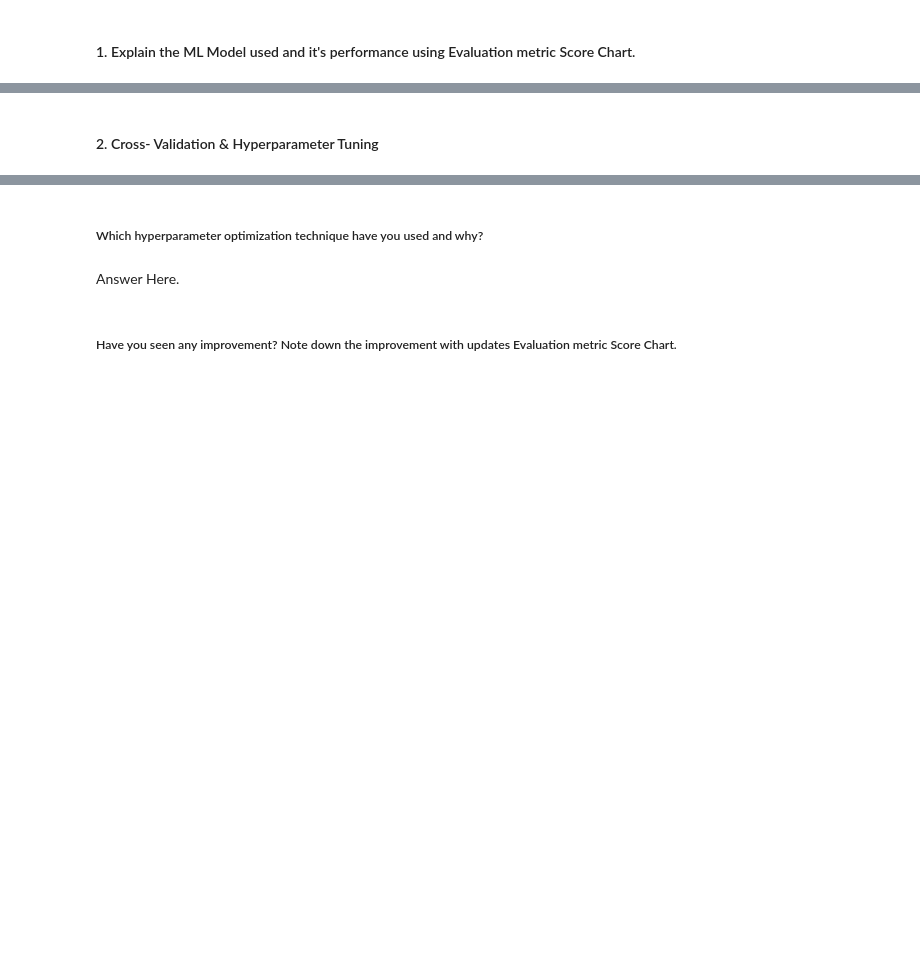
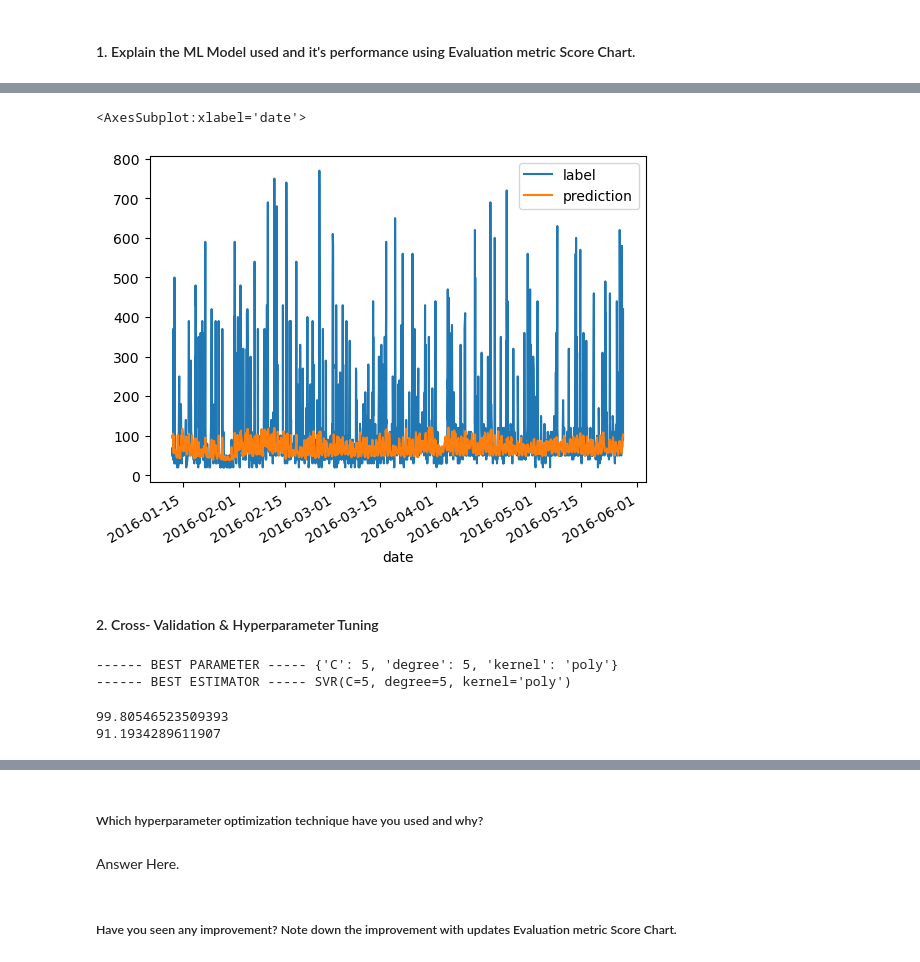
Before and after one commit to balaji-89/ApplianceEnergyPrediction, a Jupyter notebook: Solution/appliance_energy_ML.ipynb, the cells around one changed output, grey strips where cells are left out. Drawn from its saved outputs; the diff is of its cells as text; code cells hidden in the pictures; blank space fills up the shorter version.

```diff
--- a/Solution/appliance_energy_ML.ipynb
+++ b/Solution/appliance_energy_ML.ipynb
@@ -834,10 +872,32 @@ regressor.fit(x_train, y_train)
 # %%
 # Visualizing evaluation Metric Score chart
+svm_test_results = pd.DataFrame()
+svm_test_results['label'] = y_test
+svm_test_results['prediction'] = test_prediction
+
+svm_test_results.plot()
+# %% [output]
+<AxesSubplot:xlabel='date'>
+[figure, added]
 # %% [markdown]
 #### 2. Cross- Validation & Hyperparameter Tuning
 # %%
 # ML Model - 1 Implementation with hyperparameter optimization techniques (i.e., GridSearch CV, RandomSearch CV, Bayesian Optimization etc.)
+svr_grid = SVR()
+
+svm_hyper_param = [{
+    'kernel':['linear','poly','rbf'],
+    'degree':[3,4,5],
+    'C': [1,2,5]
+}]
+grid_search = GridSearchCV(svr_grid, svm_hyper_param, cv=5,
+                               scoring='neg_root_mean_squared_error',
+                         )
 
 # Fit the Algorithm
-
-# Predict on the model
+grid_search.fit(x_train, y_train)
+print("------ BEST PARAMETER -----", grid_search.best_params_)
+print("------ BEST ESTIMATOR -----" , grid_search.best_estimator_)
+# %% [output]
+------ BEST PARAMETER ----- {'C': 5, 'degree': 5, 'kernel': 'poly'}
+------ BEST ESTIMATOR ----- SVR(C=5, degree=5, kernel='poly')
@@ -843,0 +916,6 @@ regressor.fit(x_train, y_train)
+# %%
+print(train_rmse)
+print(test_rmse)
+# %% [output]
+99.80546523509393
+91.1934289611907
```
Also changed, not shown: parts of 69 cells of this notebook.
